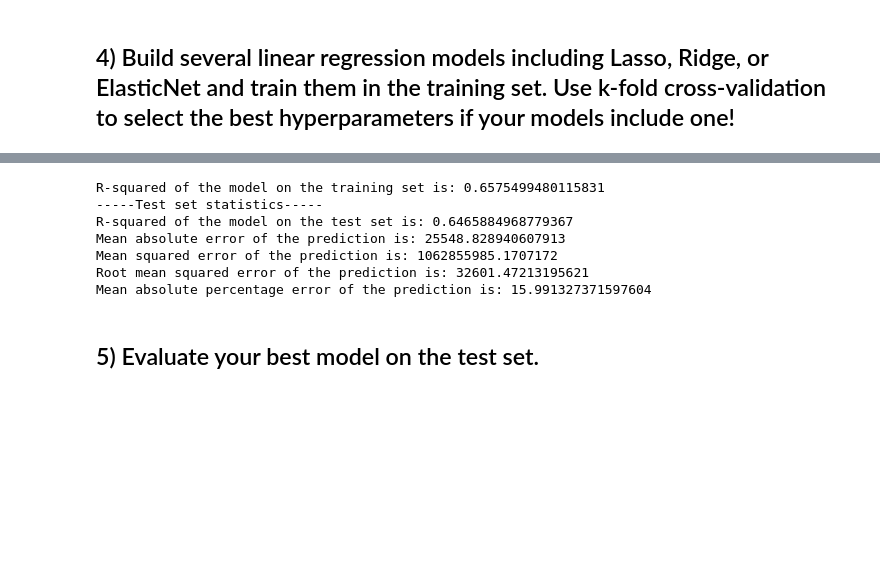
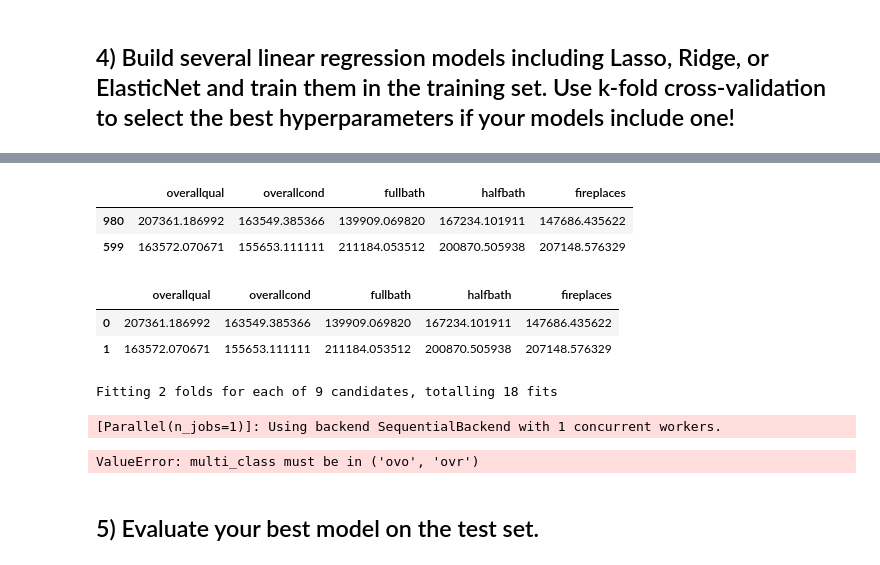
Before and after one commit to ssmcnatt/assignments, a Jupyter notebook: regression-problem-challenge.ipynb, the cells around one changed output, grey strips where cells are left out. Saved outputs shown, nothing was run; the diff lists cells and outputs as text; code cells hidden in the pictures; blank space fills up the shorter version.

```diff
--- a/regression-problem-challenge.ipynb
+++ b/regression-problem-challenge.ipynb
@@ -486,7 +495,7 @@ Warnings:
 # %% [markdown]
 ## 3) Now, split your data into train and test sets where 20% of the data resides in the test set.
 # %%
-X = house_df[['overallqual', 'overallcond', 'fullbath', 'halfbath', 'fireplaces', 'd_central', 'd_paved']]
+X = house_df[['overallqual', 'overallcond', 'fullbath', 'halfbath', 'fireplaces']]
 y = house_df['saleprice']
 
 X_train, X_test, y_train, y_test = train_test_split(X, y, test_size = 0.2, random_state = 66)
@@ -555,15 +503,0 @@ Mean absolute percentage error of the prediction is: 15.511638513137644
-# %%
-lassoregr = Lasso()
-lassoregr.fit(X_train, y_train)
-
-# We are making predictions here
-y_preds_train = lassoregr.predict(X_train)
-y_preds_test = lassoregr.predict(X_test)
-
-print("R-squared of the model on the training set is: {}".format(lassoregr.score(X_train, y_train)))
-print("-----Test set statistics-----")
-print("R-squared of the model on the test set is: {}".format(lassoregr.score(X_test, y_test)))
-print("Mean absolute error of the prediction is: {}".format(mean_absolute_error(y_test, y_preds_test)))
-print("Mean squared error of the prediction is: {}".format(mse(y_test, y_preds_test)))
-print("Root mean squared error of the prediction is: {}".format(rmse(y_test, y_preds_test)))
-print("Mean absolute percentage error of the prediction is: {}".format(np.mean(np.abs((y_test - y_preds_test) / y_test)) * 100))
@@ -578,23 +504,16 @@ Mean absolute percentage error of the prediction is: 15.514369912922518
-# %%
-elasticregr = ElasticNet()
-elasticregr.fit(X_train, y_train)
-
-# We are making predictions here
-y_preds_train = elasticregr.predict(X_train)
-y_preds_test = elasticregr.predict(X_test)
-
-print("R-squared of the model on the training set is: {}".format(elasticregr.score(X_train, y_train)))
-print("-----Test set statistics-----")
-print("R-squared of the model on the test set is: {}".format(elasticregr.score(X_test, y_test)))
-print("Mean absolute error of the prediction is: {}".format(mean_absolute_error(y_test, y_preds_test)))
-print("Mean squared error of the prediction is: {}".format(mse(y_test, y_preds_test)))
-print("Root mean squared error of the prediction is: {}".format(rmse(y_test, y_preds_test)))
-print("Mean absolute percentage error of the prediction is: {}".format(np.mean(np.abs((y_test - y_preds_test) / y_test)) * 100))
-# %% [output]
-R-squared of the model on the training set is: 0.6575499480115831
------Test set statistics-----
-R-squared of the model on the test set is: 0.6465884968779367
-Mean absolute error of the prediction is: 25548.828940607913
-Mean squared error of the prediction is: 1062855985.1707172
-Root mean squared error of the prediction is: 32601.47213195621
-Mean absolute percentage error of the prediction is: 15.991327371597604
+# %%
+cat_cols = ['overallqual', 'overallcond', 'fullbath', 'halfbath', 'fireplaces']
+bin_cols = ['d_central', 'd_paved']
+# %%
+# Categorical feature encoding
+encoder = LeaveOneOutEncoder(cols=cat_cols)
+encoder.fit(X_train, y_train)
+
+X_train = encoder.transform(X_train)
+X_test = encoder.transform(X_test)
+
+X_train.head(2)
+# %% [output]
+|  | overallqual | overallcond | fullbath | halfbath | fireplaces |
+| 980 | 207361.186992 | 163549.385366 | 139909.069820 | 167234.101911 | 147686.435622 |
+| 599 | 163572.070671 | 155653.111111 | 211184.053512 | 200870.505938 | 207148.576329 |
@@ -600,0 +529,24 @@ Mean absolute percentage error of the prediction is: 15.991327371597604
+# %%
+X_train = pd.DataFrame(X_train, columns=col_names[selector.get_support()])
+X_test = pd.DataFrame(X_test, columns=col_names[selector.get_support()])
+
+X_train.head(2)
+# %% [output]
+|  | overallqual | overallcond | fullbath | halfbath | fireplaces |
+| 0 | 207361.186992 | 163549.385366 | 139909.069820 | 167234.101911 | 147686.435622 |
+| 1 | 163572.070671 | 155653.111111 | 211184.053512 | 200870.505938 | 207148.576329 |
+# %%
+grid = {"max_depth": [4, 5, 6], "n_estimators": [50, 100, 200]}
+model = GridSearchCV(
+    RandomForestClassifier(),
+    param_grid=grid,
+    cv=2,
+    #     scoring=make_scorer(f1_score),
+    scoring=make_scorer(roc_auc_score),
+    verbose=1,
+)
+model.fit(X_train, y_train)
+# %% [output]
+Fitting 2 folds for each of 9 candidates, totalling 18 fits
+[Parallel(n_jobs=1)]: Using backend SequentialBackend with 1 concurrent workers.
+ValueError: multi_class must be in ('ovo', 'ovr')
```
Also changed, not shown: parts of 12 cells of this notebook.
